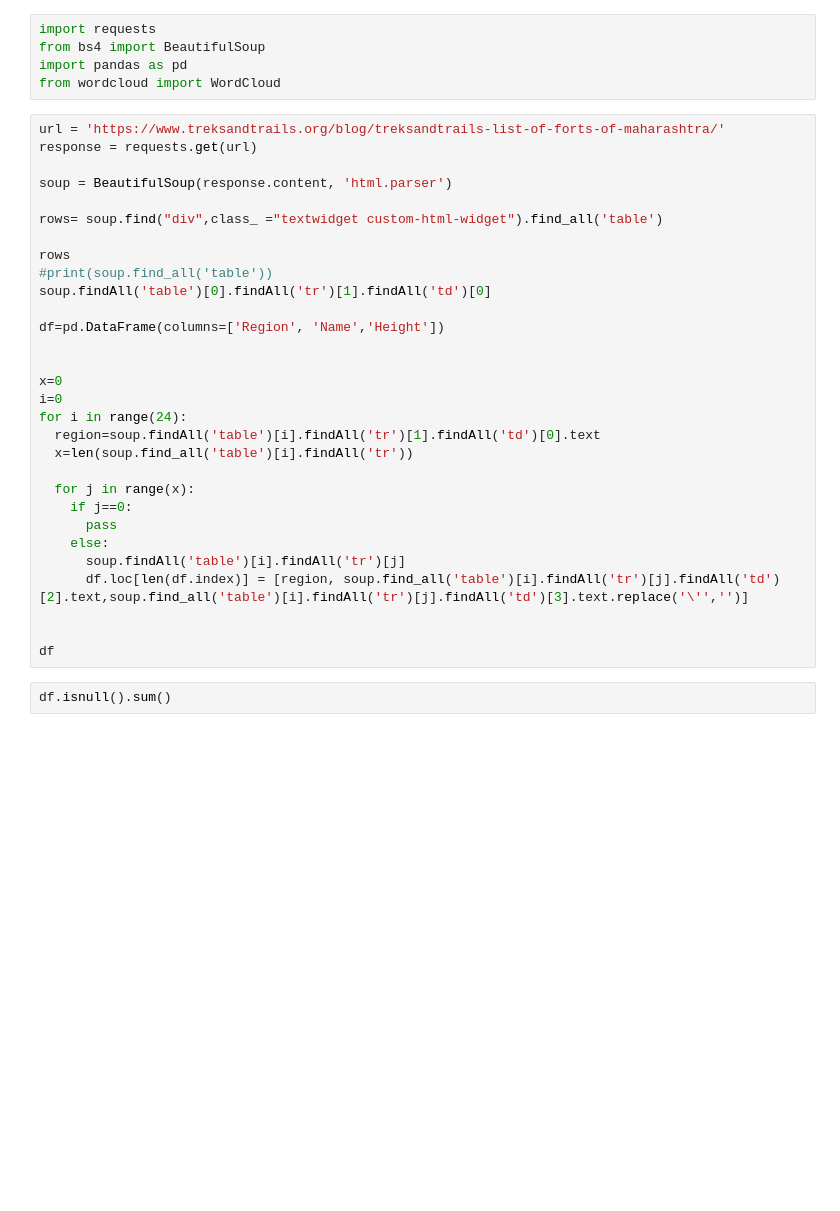
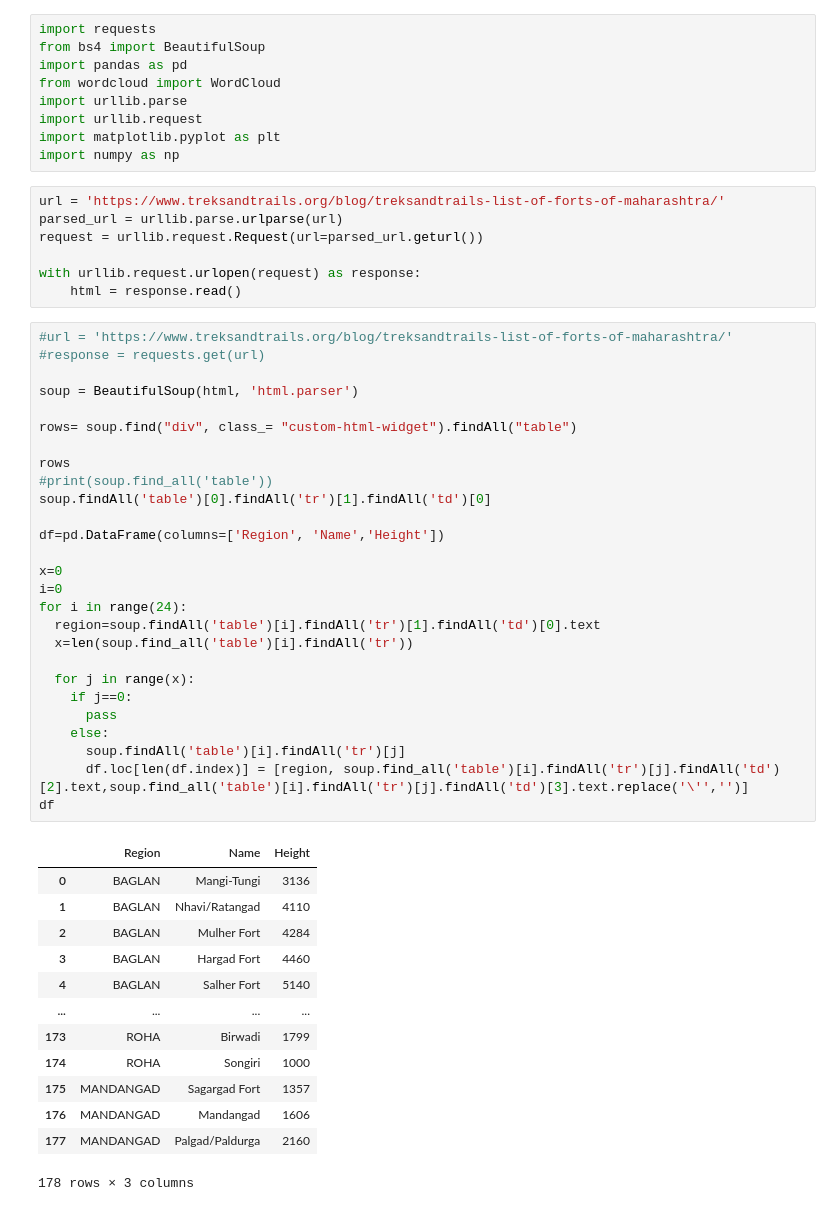
Before and after one commit to Aniketkindre47/WebscrappingFortProject, a Jupyter notebook: WebscrapingForts.ipynb, the cells around one changed output. Saved outputs shown, nothing was run; the diff lists cells and outputs as text; blank space fills up the shorter version.

```diff
--- a/WebscrapingForts.ipynb
+++ b/WebscrapingForts.ipynb
@@ -3,35 +3,55 @@ import requests
 from bs4 import BeautifulSoup
 import pandas as pd
 from wordcloud import WordCloud
+import urllib.parse
+import urllib.request
+import matplotlib.pyplot as plt
+import numpy as np
+# %%
+url = 'https://www.treksandtrails.org/blog/treksandtrails-list-of-forts-of-maharashtra/'
+parsed_url = urllib.parse.urlparse(url)
+request = urllib.request.Request(url=parsed_url.geturl())
+
+with urllib.request.urlopen(request) as response:
+    html = response.read()
 # %%
-url = 'https://www.treksandtrails.org/blog/treksandtrails-list-of-forts-of-maharashtra/'
-response = requests.get(url)
+#url = 'https://www.treksandtrails.org/blog/treksandtrails-list-of-forts-of-maharashtra/'
+#response = requests.get(url)
 
-soup = BeautifulSoup(response.content, 'html.parser')
+soup = BeautifulSoup(html, 'html.parser')
 
-rows= soup.find("div",class_ ="textwidget custom-html-widget").find_all('table')
+rows= soup.find("div", class_= "custom-html-widget").findAll("table")
 
 rows
 #print(soup.find_all('table'))
 soup.findAll('table')[0].findAll('tr')[1].findAll('td')[0]
 
 df=pd.DataFrame(columns=['Region', 'Name','Height'])
-
 
 x=0
 i=0
 for i in range(24):
   region=soup.findAll('table')[i].findAll('tr')[1].findAll('td')[0].text
   x=len(soup.find_all('table')[i].findAll('tr'))
 
   for j in range(x):
     if j==0:
       pass
     else:
       soup.findAll('table')[i].findAll('tr')[j]
       df.loc[len(df.index)] = [region, soup.find_all('table')[i].findAll('tr')[j].findAll('td')[2].text,soup.find_all('table')[i].findAll('tr')[j].findAll('td')[3].text.replace('\'','')]
-
-
 df
+# %% [output]
+|  | Region | Name | Height |
+| 0 | BAGLAN | Mangi-Tungi | 3136 |
+| 1 | BAGLAN | Nhavi/Ratangad | 4110 |
+| 2 | BAGLAN | Mulher Fort | 4284 |
+| 3 | BAGLAN | Hargad Fort | 4460 |
+| 4 | BAGLAN | Salher Fort | 5140 |
+| ... | ... | ... | ... |
+| 173 | ROHA | Birwadi | 1799 |
+| 174 | ROHA | Songiri | 1000 |
+| 175 | MANDANGAD | Sagargad Fort | 1357 |
+| 176 | MANDANGAD | Mandangad | 1606 |
+| 177 | MANDANGAD | Palgad/Paldurga | 2160 |
+178 rows × 3 columns
-# %%
-df.isnull().sum()
```
Also changed, not shown: parts of 13 cells of this notebook, 10 other files.
